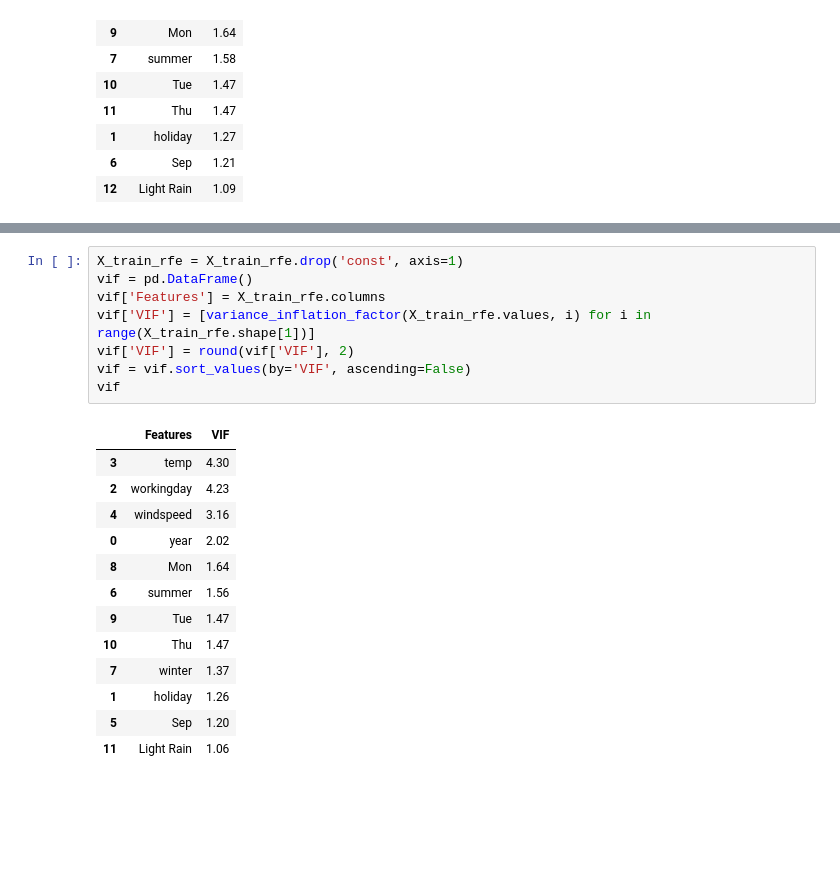
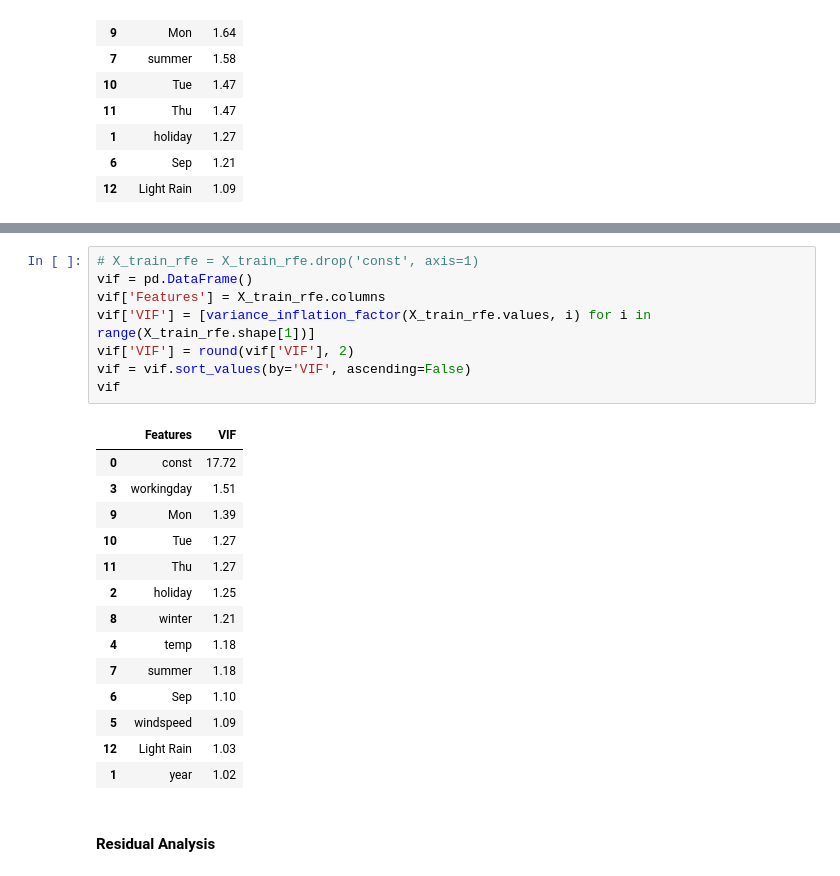
Before and after one commit to ranpariyachetan/boombikes-linearregression, a Jupyter notebook: regression-assignment.ipynb, the cells around one changed output, grey strips where cells are left out. Cells and saved outputs as stored; diff of their text form; blank space fills up the shorter version.

```diff
--- a/regression-assignment.ipynb
+++ b/regression-assignment.ipynb
@@ -613,24 +613,27 @@ Covariance Type:            nonrobust
 Notes:
 [1] Standard Errors assume that the covariance matrix of the errors is correctly specified.
 # %%
-X_train_rfe = X_train_rfe.drop('const', axis=1)
+# X_train_rfe = X_train_rfe.drop('const', axis=1)
 vif = pd.DataFrame()
 vif['Features'] = X_train_rfe.columns
 vif['VIF'] = [variance_inflation_factor(X_train_rfe.values, i) for i in range(X_train_rfe.shape[1])]
 vif['VIF'] = round(vif['VIF'], 2)
 vif = vif.sort_values(by='VIF', ascending=False)
 vif
 # %% [output]
 |  | Features | VIF |
-| 3 | temp | 4.30 |
-| 2 | workingday | 4.23 |
-| 4 | windspeed | 3.16 |
-| 0 | year | 2.02 |
-| 8 | Mon | 1.64 |
-| 6 | summer | 1.56 |
-| 9 | Tue | 1.47 |
-| 10 | Thu | 1.47 |
-| 7 | winter | 1.37 |
-| 1 | holiday | 1.26 |
-| 5 | Sep | 1.20 |
-| 11 | Light Rain | 1.06 |
+| 0 | const | 17.72 |
+| 3 | workingday | 1.51 |
+| 9 | Mon | 1.39 |
+| 10 | Tue | 1.27 |
+| 11 | Thu | 1.27 |
+| 2 | holiday | 1.25 |
+| 8 | winter | 1.21 |
+| 4 | temp | 1.18 |
+| 7 | summer | 1.18 |
+| 6 | Sep | 1.10 |
+| 5 | windspeed | 1.09 |
+| 12 | Light Rain | 1.03 |
+| 1 | year | 1.02 |
+# %% [markdown]
+#### Residual Analysis
```
Also changed, not shown: parts of 10 cells of this notebook.
